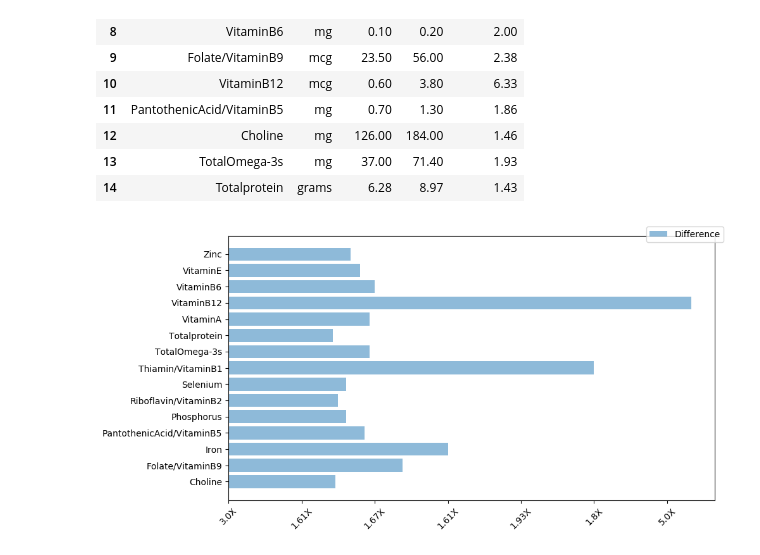
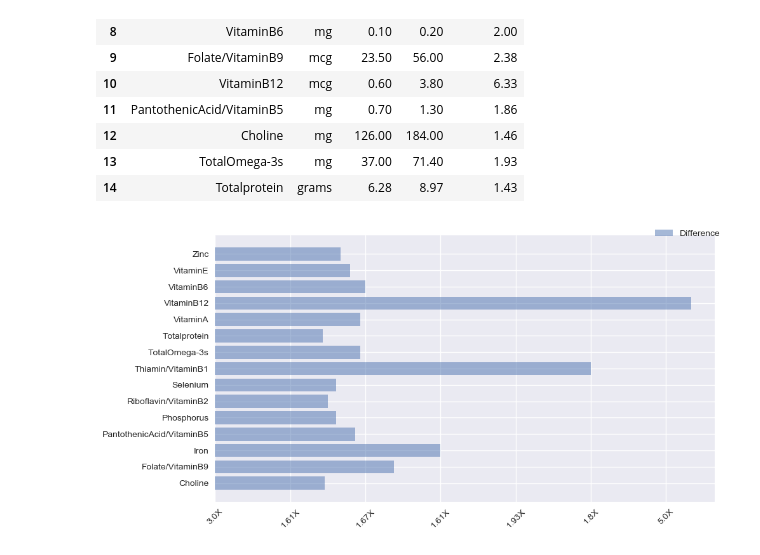
Before and after one commit to bigpow/public-notebook, a Jupyter notebook: chickenduck.ipynb, the cells around one changed output. Saved outputs shown, nothing was run; the diff lists cells and outputs as text; code cells hidden in the pictures.

```diff
--- a/chickenduck.ipynb
+++ b/chickenduck.ipynb
@@ -2,9 +2,10 @@
 from __future__ import print_function
 import pandas as pd
 import matplotlib.pyplot as plt
+import seaborn as sns
 
 
-df = pd.read_csv("c:\\projects\\notebooks\\chickenducknutrients.csv")
+df = pd.read_csv("chickenducknutrients.csv")
 # %%
 df
 # %% [output]
@@ -47,11 +48,12 @@ df
 | 13 | TotalOmega-3s | mg | 37.00 | 71.40 | 1.93 |
 | 14 | Totalprotein | grams | 6.28 | 8.97 | 1.43 |
 # %%
+sns.set()
 fig = plt.figure(dpi=100, figsize=(10, 5))
 ax = fig.add_subplot(1,1,1)
 ax.barh(df['Nutrient'], df['Difference'], label="Difference", align='center', alpha=0.5)
 ax.set_xticklabels([ str(elem)+'X' for elem in df['Difference'] ], rotation=45)
 fig.legend()
 fig.tight_layout()
 # %% [output]
-[figure, old version]
+[figure, new version]
```
